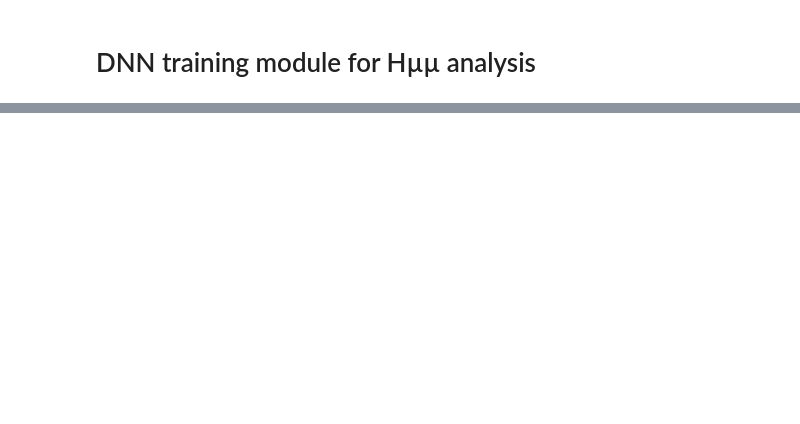
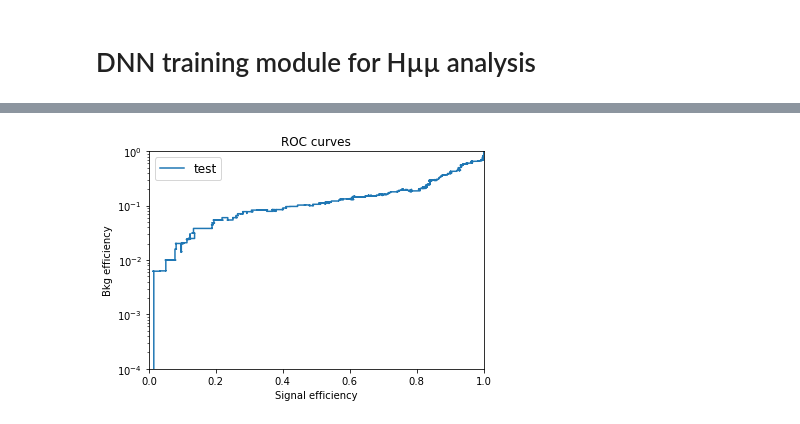
Before and after one commit to Run3HmmAnalysis/copperhead, a Jupyter notebook: dnn_training.ipynb, the cells around one changed output, grey strips where cells are left out. Saved outputs shown, nothing was run; the diff lists cells and outputs as text; code cells hidden in the pictures; blank space fills up the shorter version.

```diff
--- a/dnn_training.ipynb
+++ b/dnn_training.ipynb
@@ -77,7 +82,16 @@ df_dict = extract_unbinned_data(load_path, classes, 'vbf')
 df = pd.DataFrame()
 df = pd.concat(df_dict)
 
-x_train, x_test, y_train, y_test = train_test_split(df[training_features], df['class_idx'], train_size=0.6, shuffle=True)
+train_fraction = 0.6
+df_train = df[df['event']%(1/train_fraction)<1]
+df_test = df[df['event']%(1/train_fraction)>=1]
+# Check that fraction is correct
+print("Training events fraction:", df_train.shape[0]/(df_train.shape[0]+df_test.shape[0]))
+
+x_train = df_train[training_features]
+y_train = df_train['class_idx']
+x_test = df_test[training_features]
+y_test = df_test['class_idx']
 
 for i in range(len(classes)):
     cls_name = list(classes.keys())[i]
@@ -86,3 +100,4 @@ for i in range(len(classes)):
 
 # scale data
 x_train, x_test = scale_data(training_features)
+x_test[other_columns] = df_test[other_columns]
@@ -112,5 +179,5 @@ model.summary()
 # %%
 # train and save model
-history = model.fit(x_train, y_train, epochs=500, batch_size=2048, verbose=1,
+history = model.fit(x_train[training_features], y_train, epochs=100, batch_size=2048, verbose=1,
                                     validation_split=0.2, shuffle=True)
 model.save('output/trained_models/test.h5')
@@ -135,0 +223,22 @@ f.subplots_adjust(wspace=0.3)
+# %%
+from sklearn.metrics import roc_curve
+prediction = model.predict(x_test[training_features])
+roc = roc_curve(y_test, prediction, sample_weight=x_test['lumi_wgt']*x_test['event_weight'])
+# %%
+def plot_rocs(rocs, title=""):
+    plt.clf()
+    for name, roc in rocs.items():
+        plt.plot(roc[1], roc[0], label=name) # [0]: fpr, [1]: tpr, [2]: threshold
+
+    plt.title(title)
+    plt.xlabel('Signal efficiency')
+    plt.ylabel('Bkg efficiency')
+    plt.legend(loc='best', fontsize=12)
+    plt.ylim(0.0001, 1)
+    plt.yscale("log")
+    plt.xlim(0, 1)
+#    plt.ylim(0, 1)
+# %%
+plot_rocs({'test': roc}, 'ROC curves')
+# %% [output]
+[figure, added]
```
Also changed, not shown: parts of 6 cells of this notebook.
